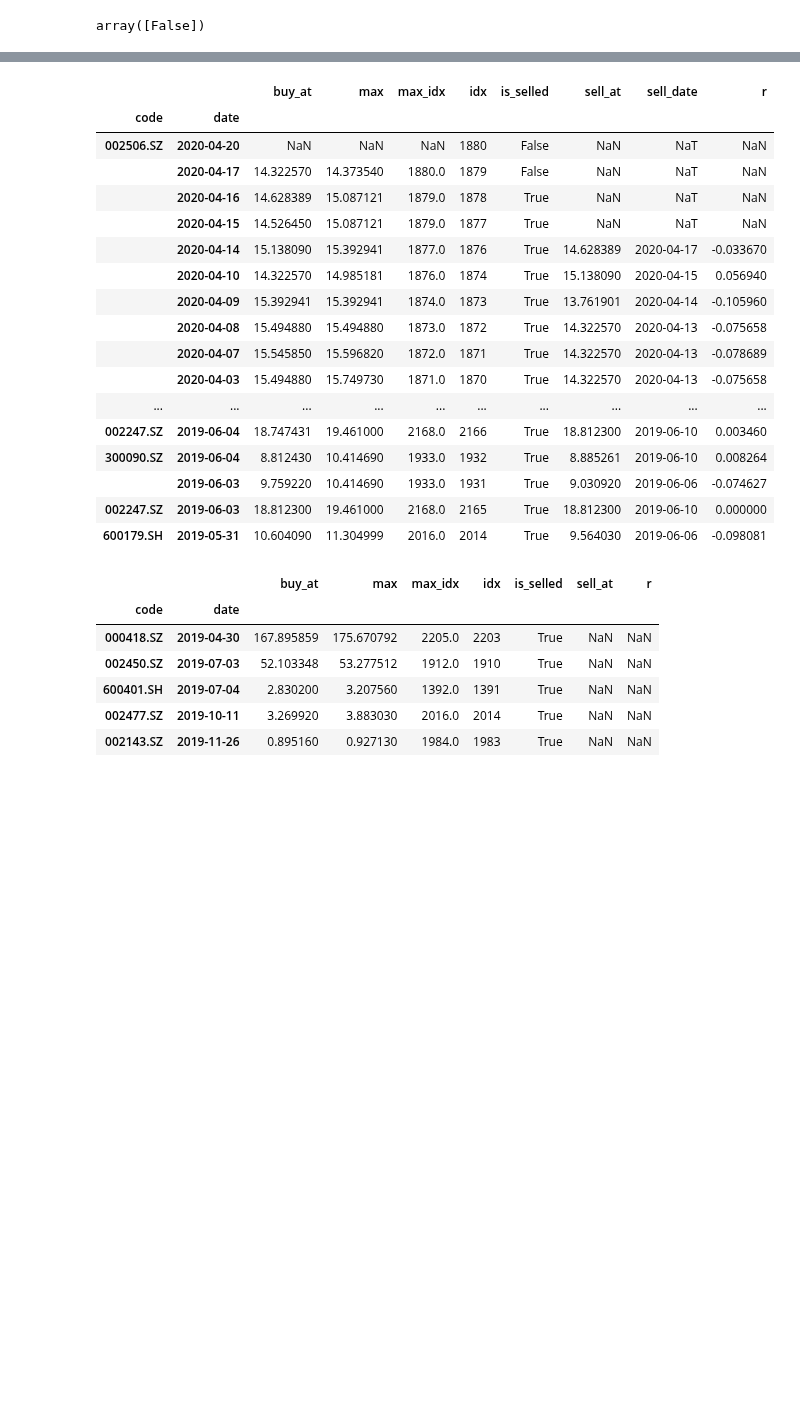
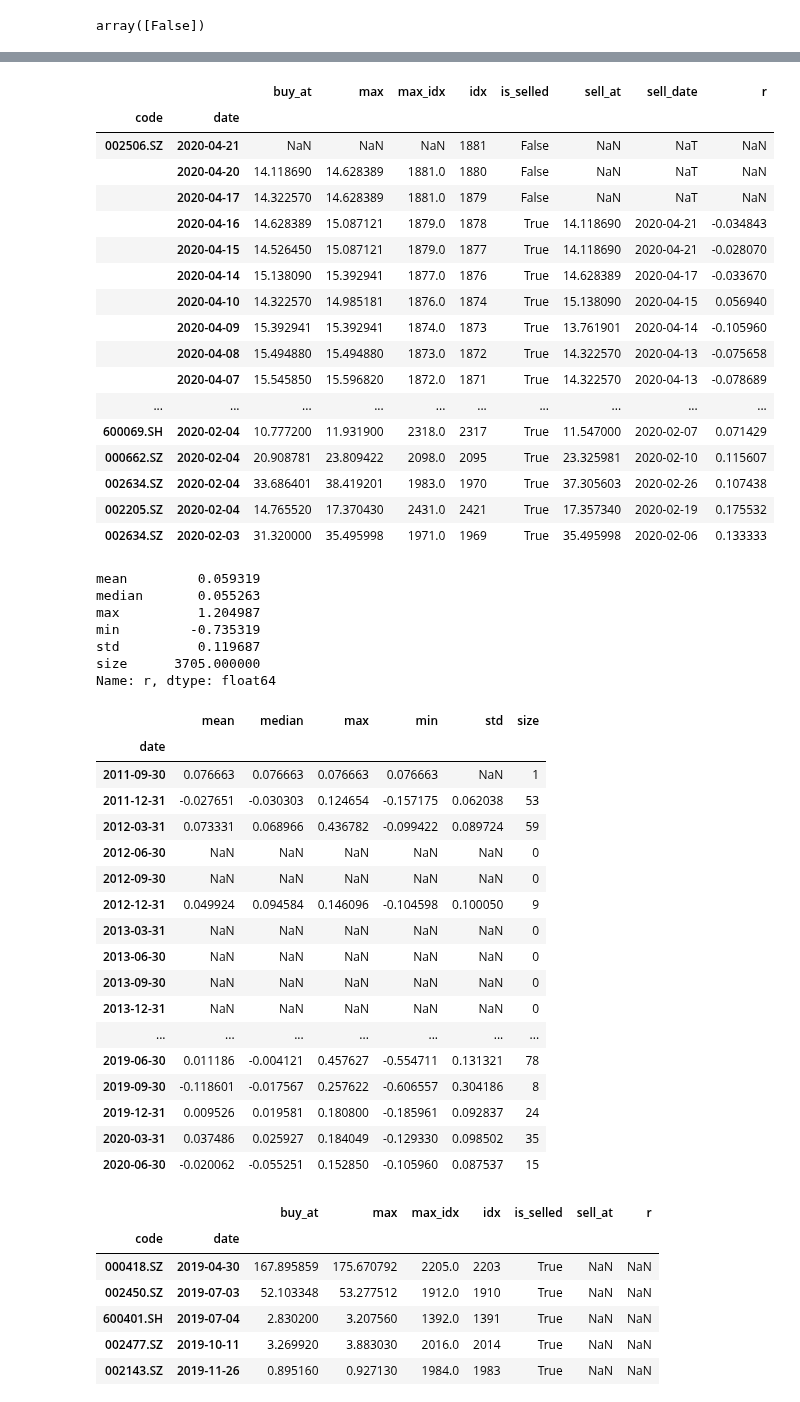
Before and after one commit to Bantorra0/Quant, a Jupyter notebook: long_trend_oversold_analysis.ipynb, the cells around one changed output, grey strips where cells are left out. Drawn from its saved outputs; the diff is of its cells as text; code cells hidden in the pictures; blank space fills up the shorter version.

```diff
--- a/long_trend_oversold_analysis.ipynb
+++ b/long_trend_oversold_analysis.ipynb
@@ -261,6 +261,8 @@ df.loc[index,features].sort_values('date',ascending=False)[:50]
 # .sort_values(['code','date'])
 # df.loc[idx['002506.SZ',:],features].sort_values('date',ascending=False)[:20]
 df_r_spl.loc[index,:].sort_values('date',ascending=False)[:50]
+df_r_spl.loc[index,'r'].agg(agg_operations)
+df_r_spl.loc[index,:].reset_index('code')['r'].resample('Q').agg(agg_operations)
 # %% [output]
 |  |  | close/5ma | close/10ma | close/20ma | close/30ma | close/60ma | close/120ma | close/250ma |
 | code | date |  |  |  |  |  |  |  |
@@ -283,21 +285,46 @@ df_r_spl.loc[index,:].sort_values('date',ascending=False)[:50]
 |  |  | buy_at | max | max_idx | idx | is_selled | sell_at | sell_date | r |
 | code | date |  |  |  |  |  |  |  |  |
-| 002506.SZ | 2020-04-20 | NaN | NaN | NaN | 1880 | False | NaN | NaT | NaN |
-|  | 2020-04-17 | 14.322570 | 14.373540 | 1880.0 | 1879 | False | NaN | NaT | NaN |
-|  | 2020-04-16 | 14.628389 | 15.087121 | 1879.0 | 1878 | True | NaN | NaT | NaN |
-|  | 2020-04-15 | 14.526450 | 15.087121 | 1879.0 | 1877 | True | NaN | NaT | NaN |
+| 002506.SZ | 2020-04-21 | NaN | NaN | NaN | 1881 | False | NaN | NaT | NaN |
+|  | 2020-04-20 | 14.118690 | 14.628389 | 1881.0 | 1880 | False | NaN | NaT | NaN |
+|  | 2020-04-17 | 14.322570 | 14.628389 | 1881.0 | 1879 | False | NaN | NaT | NaN |
+|  | 2020-04-16 | 14.628389 | 15.087121 | 1879.0 | 1878 | True | 14.118690 | 2020-04-21 | -0.034843 |
+|  | 2020-04-15 | 14.526450 | 15.087121 | 1879.0 | 1877 | True | 14.118690 | 2020-04-21 | -0.028070 |
 |  | 2020-04-14 | 15.138090 | 15.392941 | 1877.0 | 1876 | True | 14.628389 | 2020-04-17 | -0.033670 |
 |  | 2020-04-10 | 14.322570 | 14.985181 | 1876.0 | 1874 | True | 15.138090 | 2020-04-15 | 0.056940 |
 |  | 2020-04-09 | 15.392941 | 15.392941 | 1874.0 | 1873 | True | 13.761901 | 2020-04-14 | -0.105960 |
 |  | 2020-04-08 | 15.494880 | 15.494880 | 1873.0 | 1872 | True | 14.322570 | 2020-04-13 | -0.075658 |
 |  | 2020-04-07 | 15.545850 | 15.596820 | 1872.0 | 1871 | True | 14.322570 | 2020-04-13 | -0.078689 |
-|  | 2020-04-03 | 15.494880 | 15.749730 | 1871.0 | 1870 | True | 14.322570 | 2020-04-13 | -0.075658 |
 | ... | ... | ... | ... | ... | ... | ... | ... | ... | ... |
-| 002247.SZ | 2019-06-04 | 18.747431 | 19.461000 | 2168.0 | 2166 | True | 18.812300 | 2019-06-10 | 0.003460 |
-| 300090.SZ | 2019-06-04 | 8.812430 | 10.414690 | 1933.0 | 1932 | True | 8.885261 | 2019-06-10 | 0.008264 |
-|  | 2019-06-03 | 9.759220 | 10.414690 | 1933.0 | 1931 | True | 9.030920 | 2019-06-06 | -0.074627 |
-| 002247.SZ | 2019-06-03 | 18.812300 | 19.461000 | 2168.0 | 2165 | True | 18.812300 | 2019-06-10 | 0.000000 |
-| 600179.SH | 2019-05-31 | 10.604090 | 11.304999 | 2016.0 | 2014 | True | 9.564030 | 2019-06-06 | -0.098081 |
+| 600069.SH | 2020-02-04 | 10.777200 | 11.931900 | 2318.0 | 2317 | True | 11.547000 | 2020-02-07 | 0.071429 |
+| 000662.SZ | 2020-02-04 | 20.908781 | 23.809422 | 2098.0 | 2095 | True | 23.325981 | 2020-02-10 | 0.115607 |
+| 002634.SZ | 2020-02-04 | 33.686401 | 38.419201 | 1983.0 | 1970 | True | 37.305603 | 2020-02-26 | 0.107438 |
+| 002205.SZ | 2020-02-04 | 14.765520 | 17.370430 | 2431.0 | 2421 | True | 17.357340 | 2020-02-19 | 0.175532 |
+| 002634.SZ | 2020-02-03 | 31.320000 | 35.495998 | 1971.0 | 1969 | True | 35.495998 | 2020-02-06 | 0.133333 |
+mean         0.059319
+median       0.055263
+max          1.204987
+min         -0.735319
+std          0.119687
+size      3705.000000
+Name: r, dtype: float64
+|  | mean | median | max | min | std | size |
+| date |  |  |  |  |  |  |
+| 2011-09-30 | 0.076663 | 0.076663 | 0.076663 | 0.076663 | NaN | 1 |
+| 2011-12-31 | -0.027651 | -0.030303 | 0.124654 | -0.157175 | 0.062038 | 53 |
+| 2012-03-31 | 0.073331 | 0.068966 | 0.436782 | -0.099422 | 0.089724 | 59 |
+| 2012-06-30 | NaN | NaN | NaN | NaN | NaN | 0 |
+| 2012-09-30 | NaN | NaN | NaN | NaN | NaN | 0 |
+| 2012-12-31 | 0.049924 | 0.094584 | 0.146096 | -0.104598 | 0.100050 | 9 |
+| 2013-03-31 | NaN | NaN | NaN | NaN | NaN | 0 |
+| 2013-06-30 | NaN | NaN | NaN | NaN | NaN | 0 |
+| 2013-09-30 | NaN | NaN | NaN | NaN | NaN | 0 |
+| 2013-12-31 | NaN | NaN | NaN | NaN | NaN | 0 |
+| ... | ... | ... | ... | ... | ... | ... |
+| 2019-06-30 | 0.011186 | -0.004121 | 0.457627 | -0.554711 | 0.131321 | 78 |
+| 2019-09-30 | -0.118601 | -0.017567 | 0.257622 | -0.606557 | 0.304186 | 8 |
+| 2019-12-31 | 0.009526 | 0.019581 | 0.180800 | -0.185961 | 0.092837 | 24 |
+| 2020-03-31 | 0.037486 | 0.025927 | 0.184049 | -0.129330 | 0.098502 | 35 |
+| 2020-06-30 | -0.020062 | -0.055251 | 0.152850 | -0.105960 | 0.087537 | 15 |
 # %%
 df_r[(df_r.is_selled==True) & (df_r.r.isnull())].sort_values('date').head(50)
 # %% [output]
```
Also changed, not shown: parts of 11 cells of this notebook, 4 other files.
